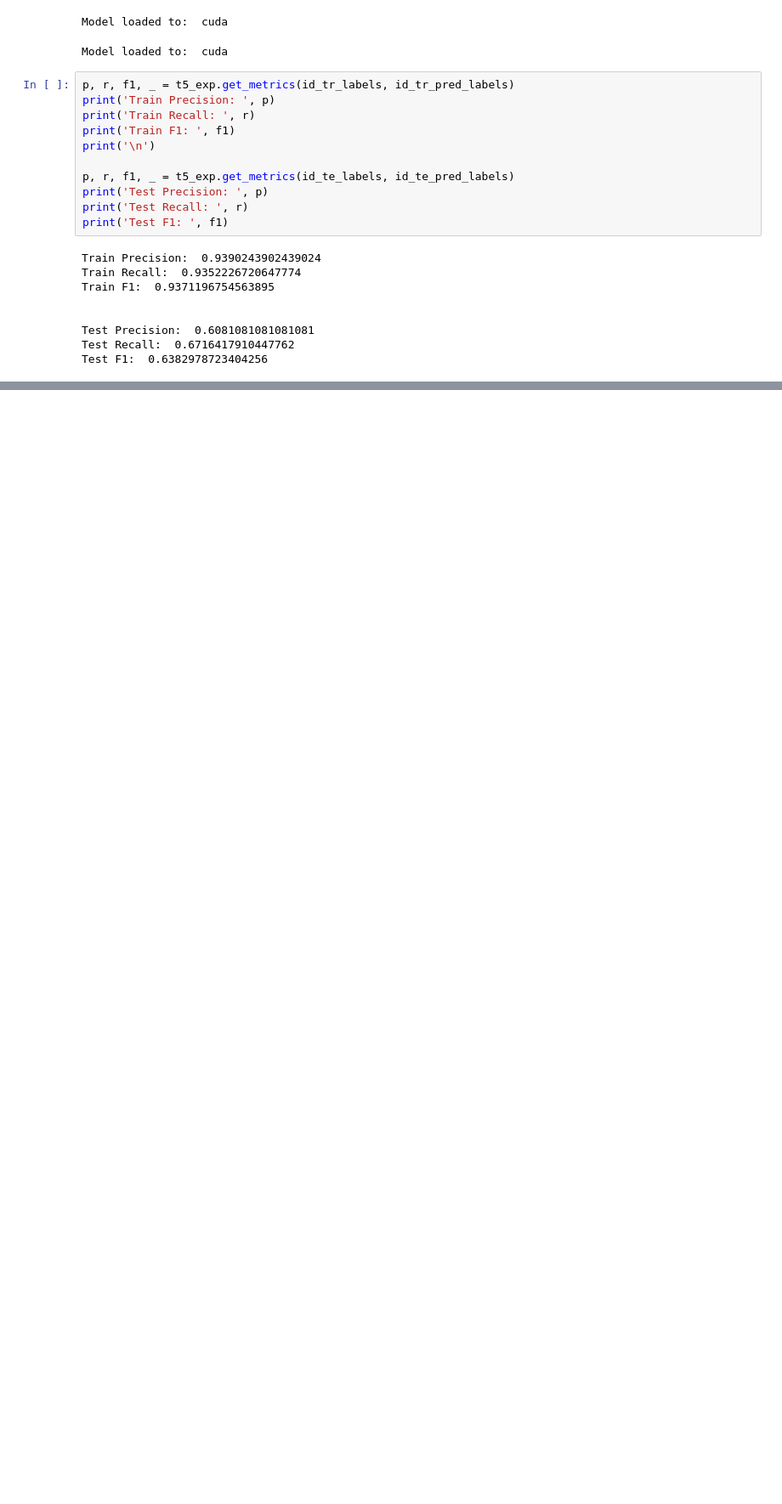
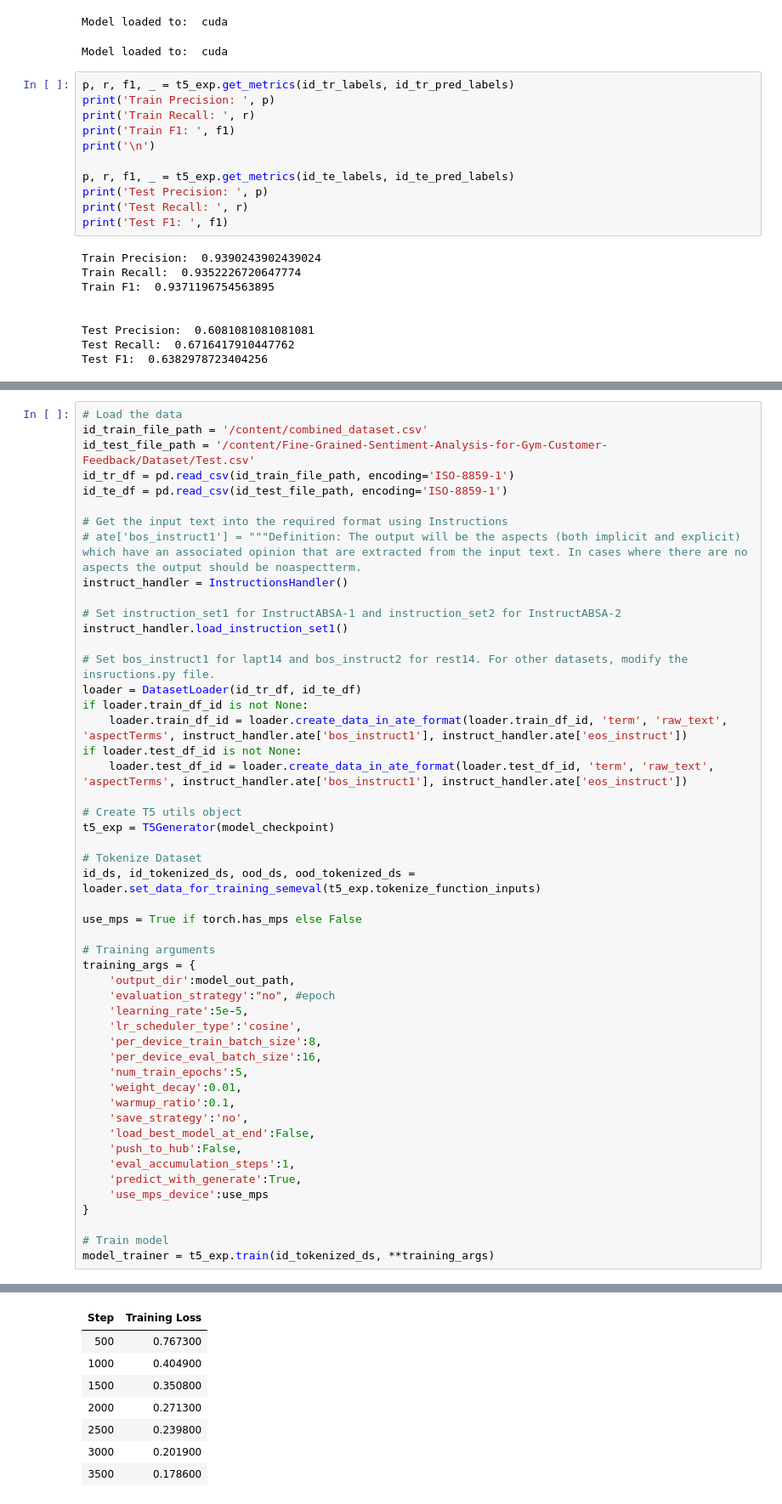
Before and after one commit to Kh0uloud/Fine-Grained-Sentiment-Analysis-for-Gym-Customer-Feedback, a Jupyter notebook: GYM.ipynb, the cells around one changed output, grey strips where cells are left out. Shown at 85% size. Saved outputs shown, nothing was run; the diff lists cells and outputs as text; blank space fills up the shorter version.

Commit message:
Testing cross domain and joint domain, and getting the best results with the joint domain (datasets: Laptops, restaurants and GYM)

```diff
--- a/GYM.ipynb
+++ b/GYM.ipynb
@@ -908,0 +1144,51 @@ Test F1:  0.6382978723404256
+# %%
+# Load the data
+id_train_file_path = '/content/combined_dataset.csv'
+id_test_file_path = '/content/Fine-Grained-Sentiment-Analysis-for-Gym-Customer-Feedback/Dataset/Test.csv'
+id_tr_df = pd.read_csv(id_train_file_path, encoding='ISO-8859-1')
+id_te_df = pd.read_csv(id_test_file_path, encoding='ISO-8859-1')
+
+# Get the input text into the required format using Instructions
+# ate['bos_instruct1'] = """Definition: The output will be the aspects (both implicit and explicit) which have an associated opinion that are extracted from the input text. In cases where there are no aspects the output should be noaspectterm.
+instruct_handler = InstructionsHandler()
+
+# Set instruction_set1 for InstructABSA-1 and instruction_set2 for InstructABSA-2
+instruct_handler.load_instruction_set1()
+
+# Set bos_instruct1 for lapt14 and bos_instruct2 for rest14. For other datasets, modify the insructions.py file.
+loader = DatasetLoader(id_tr_df, id_te_df)
+if loader.train_df_id is not None:
+    loader.train_df_id = loader.create_data_in_ate_format(loader.train_df_id, 'term', 'raw_text', 'aspectTerms', instruct_handler.ate['bos_instruct1'], instruct_handler.ate['eos_instruct'])
+if loader.test_df_id is not None:
+    loader.test_df_id = loader.create_data_in_ate_format(loader.test_df_id, 'term', 'raw_text', 'aspectTerms', instruct_handler.ate['bos_instruct1'], instruct_handler.ate['eos_instruct'])
+
+# Create T5 utils object
+t5_exp = T5Generator(model_checkpoint)
+
+# Tokenize Dataset
+id_ds, id_tokenized_ds, ood_ds, ood_tokenized_ds = loader.set_data_for_training_semeval(t5_exp.tokenize_function_inputs)
+
+use_mps = True if torch.has_mps else False
+
+# Training arguments
+training_args = {
+    'output_dir':model_out_path,
+    'evaluation_strategy':"no", #epoch
+    'learning_rate':5e-5,
+    'lr_scheduler_type':'cosine',
+    'per_device_train_batch_size':8,
+    'per_device_eval_batch_size':16,
+    'num_train_epochs':5,
+    'weight_decay':0.01,
+    'warmup_ratio':0.1,
+    'save_strategy':'no',
+    'load_best_model_at_end':False,
+    'push_to_hub':False,
+    'eval_accumulation_steps':1,
+    'predict_with_generate':True,
+    'use_mps_device':use_mps
+}
+
+# Train model
+model_trainer = t5_exp.train(id_tokenized_ds, **training_args)
+# %% [output]
@@ -908,0 +1199,8 @@ Test F1:  0.6382978723404256
+| Step | Training Loss |
+| 500 | 0.767300 |
+| 1000 | 0.404900 |
+| 1500 | 0.350800 |
+| 2000 | 0.271300 |
+| 2500 | 0.239800 |
+| 3000 | 0.201900 |
+| 3500 | 0.178600 |
```
Also changed, not shown: parts of 14 cells of this notebook.
